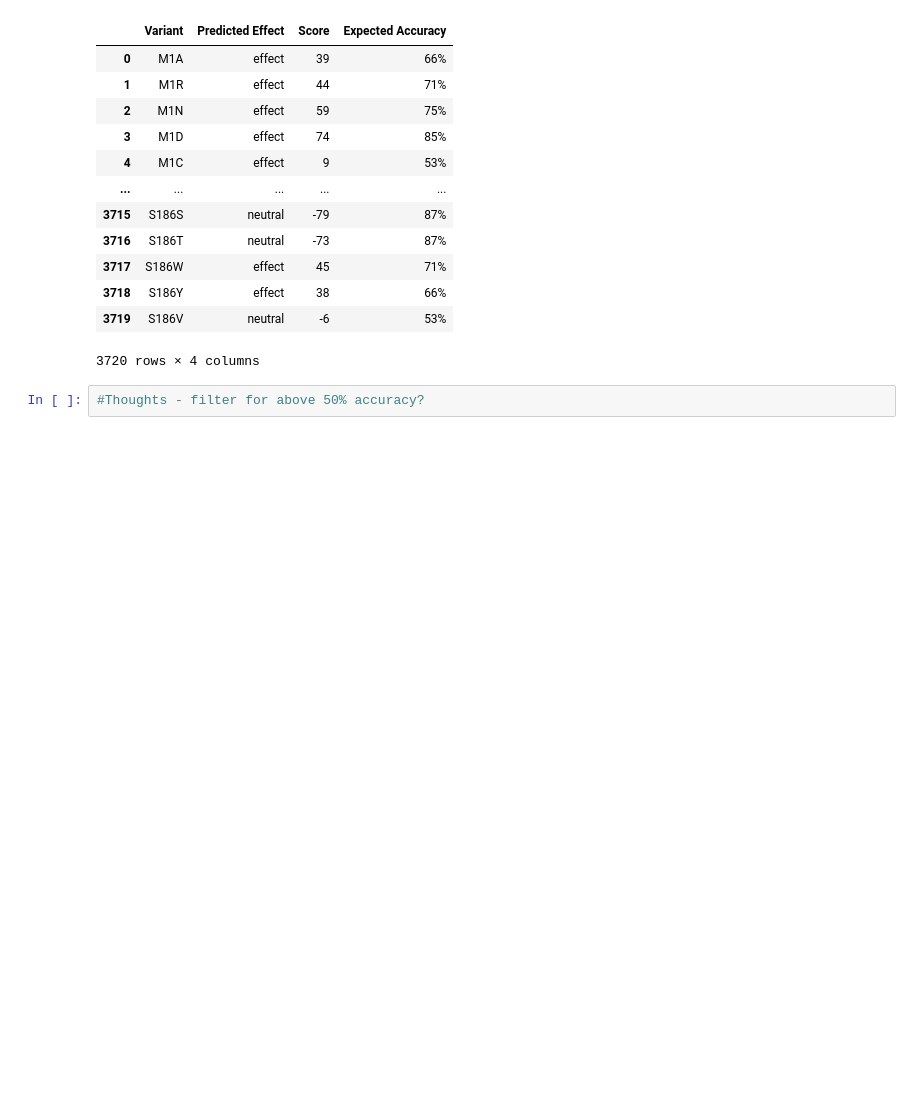
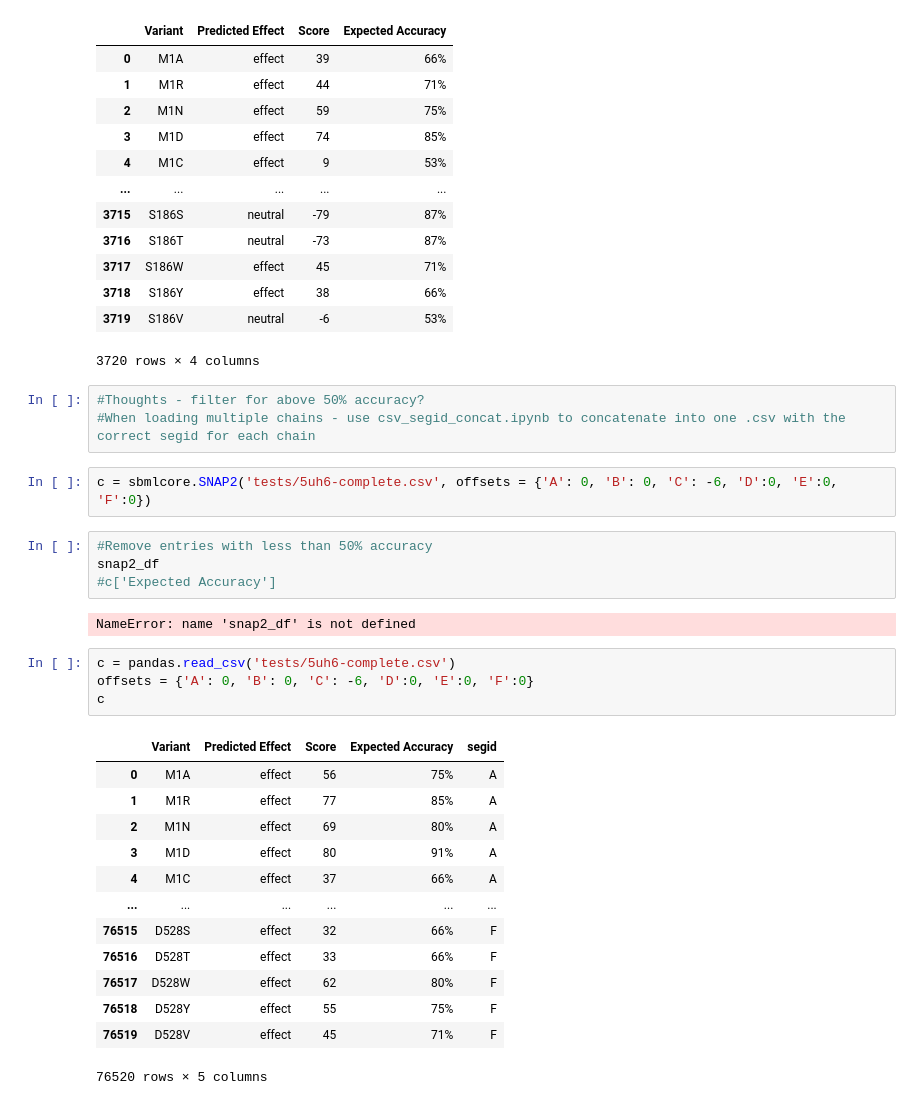
Before and after one commit to fowler-lab/sbmlcore, a Jupyter notebook: snap2_tests.ipynb, the cells around one changed output. Saved outputs shown, nothing was run; the diff lists cells and outputs as text; blank space fills up the shorter version.

```diff
--- a/snap2_tests.ipynb
+++ b/snap2_tests.ipynb
@@ -42,3 +28,30 @@ b
 3720 rows × 4 columns
 # %%
 #Thoughts - filter for above 50% accuracy?
+#When loading multiple chains - use csv_segid_concat.ipynb to concatenate into one .csv with the correct segid for each chain
+# %%
+c = sbmlcore.SNAP2('tests/5uh6-complete.csv', offsets = {'A': 0, 'B': 0, 'C': -6, 'D':0, 'E':0, 'F':0})
+# %%
+#Remove entries with less than 50% accuracy
+snap2_df
+#c['Expected Accuracy']
+# %% [output]
+NameError: name 'snap2_df' is not defined
+# %%
+c = pandas.read_csv('tests/5uh6-complete.csv')
+offsets = {'A': 0, 'B': 0, 'C': -6, 'D':0, 'E':0, 'F':0}
+c
+# %% [output]
+|  | Variant | Predicted Effect | Score | Expected Accuracy | segid |
+| 0 | M1A | effect | 56 | 75% | A |
+| 1 | M1R | effect | 77 | 85% | A |
+| 2 | M1N | effect | 69 | 80% | A |
+| 3 | M1D | effect | 80 | 91% | A |
+| 4 | M1C | effect | 37 | 66% | A |
+| ... | ... | ... | ... | ... | ... |
+| 76515 | D528S | effect | 32 | 66% | F |
+| 76516 | D528T | effect | 33 | 66% | F |
+| 76517 | D528W | effect | 62 | 80% | F |
+| 76518 | D528Y | effect | 55 | 75% | F |
+| 76519 | D528V | effect | 45 | 71% | F |
+76520 rows × 5 columns
```
Also changed, not shown: parts of 8 cells of this notebook, 11 other files.
